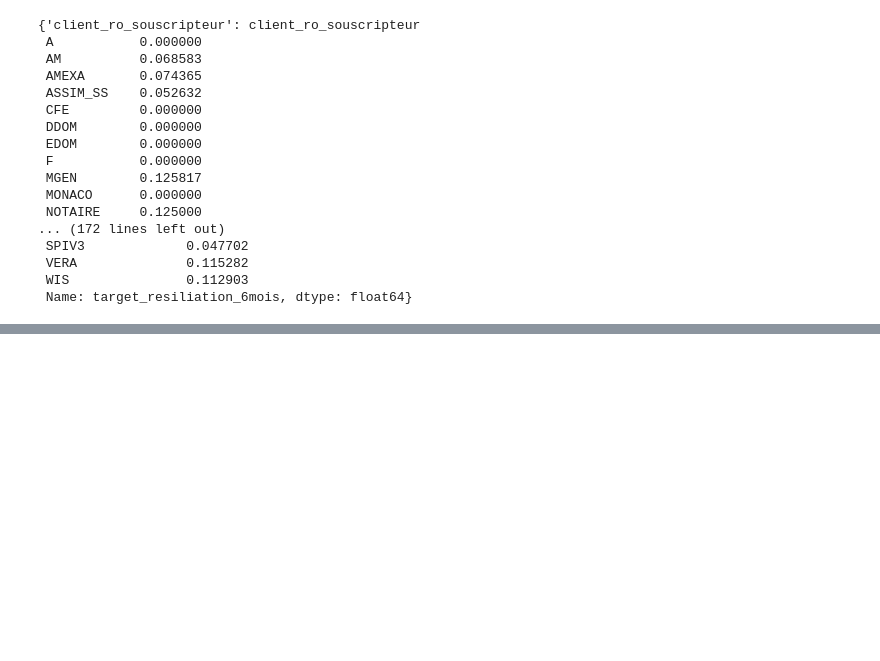
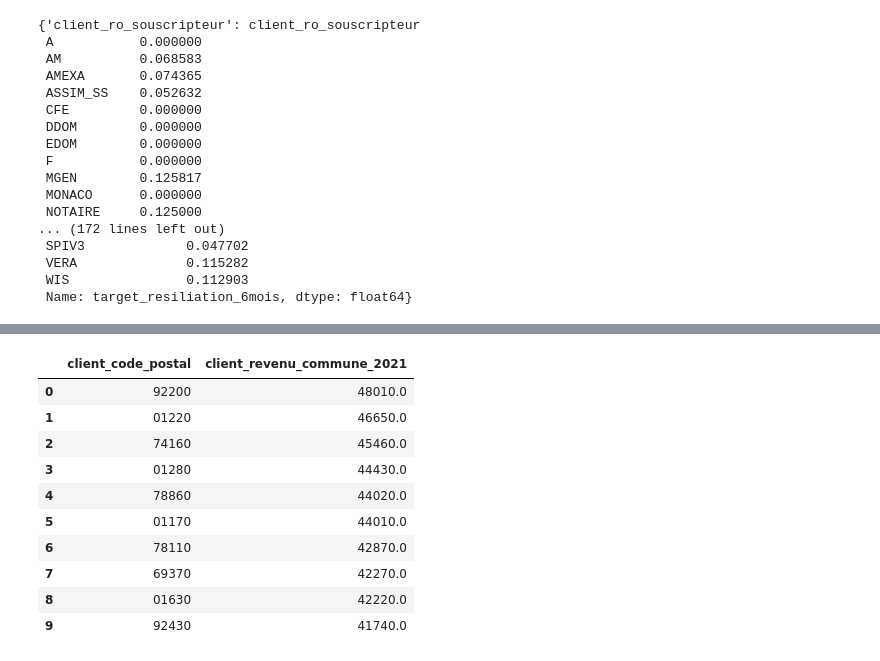
Before and after one commit to kellybourbon2/Alptis-churn-prediction, a Jupyter notebook: demo_loading.ipynb, the cells around one changed output, grey strips where cells are left out. Drawn from its saved outputs; the diff is of its cells as text; code cells hidden in the pictures; blank space fills up the shorter version.

```diff
--- a/demo_loading.ipynb
+++ b/demo_loading.ipynb
@@ -127,0 +148,18 @@ df["client_revenu_commune_2021"]
+# %%
+#check coherence by look at richer and poorer departement of France
+(df.groupby("client_code_postal")["client_revenu_commune_2021"]
+   .median()
+   .nlargest(10)
+   .reset_index())
+# %% [output]
+|  | client_code_postal | client_revenu_commune_2021 |
+| 0 | 92200 | 48010.0 |
+| 1 | 01220 | 46650.0 |
+| 2 | 74160 | 45460.0 |
+| 3 | 01280 | 44430.0 |
+| 4 | 78860 | 44020.0 |
+| 5 | 01170 | 44010.0 |
+| 6 | 78110 | 42870.0 |
+| 7 | 69370 | 42270.0 |
+| 8 | 01630 | 42220.0 |
+| 9 | 92430 | 41740.0 |
```
Also changed, not shown: parts of 5 cells of this notebook, 1 other file.
